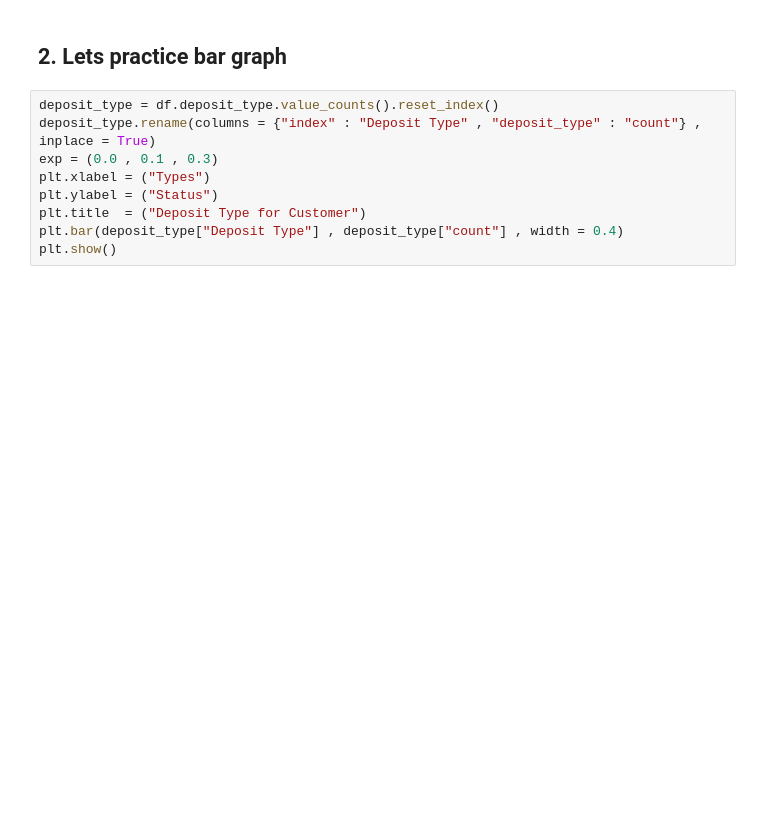
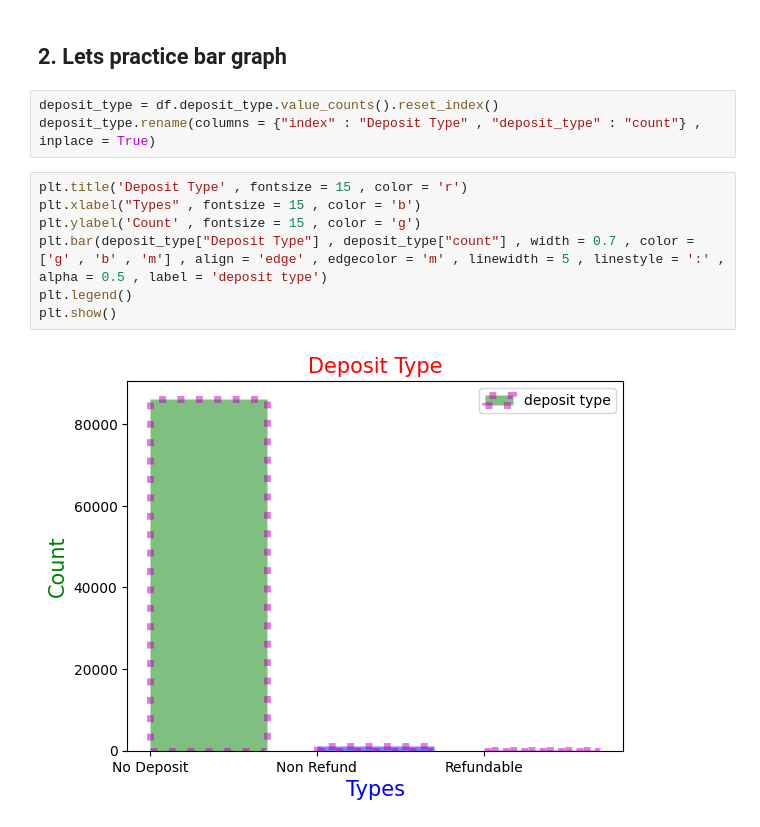
Before and after one commit to dil150898/Hotel_booking_anylisys, a Jupyter notebook: Hotel_Booking_Analysis_Capstone_Project.ipynb, the cells around one changed output. Cells and saved outputs as stored; diff of their text form; blank space fills up the shorter version.

```diff
--- a/Hotel_Booking_Analysis_Capstone_Project.ipynb
+++ b/Hotel_Booking_Analysis_Capstone_Project.ipynb
@@ -278,12 +288,15 @@ plt.show()
 # %%
 deposit_type = df.deposit_type.value_counts().reset_index()
 deposit_type.rename(columns = {"index" : "Deposit Type" , "deposit_type" : "count"} , inplace = True)
-exp = (0.0 , 0.1 , 0.3)
-plt.xlabel = ("Types")
-plt.ylabel = ("Status")
-plt.title  = ("Deposit Type for Customer")
-plt.bar(deposit_type["Deposit Type"] , deposit_type["count"] , width = 0.4)
-plt.show()
+# %%
+plt.title('Deposit Type' , fontsize = 15 , color = 'r')
+plt.xlabel("Types" , fontsize = 15 , color = 'b')
+plt.ylabel('Count' , fontsize = 15 , color = 'g')
+plt.bar(deposit_type["Deposit Type"] , deposit_type["count"] , width = 0.7 , color = ['g' , 'b' , 'm'] , align = 'edge' , edgecolor = 'm' , linewidth = 5 , linestyle = ':' , alpha = 0.5 , label = 'deposit type')
+plt.legend()
+plt.show()
+# %% [output]
+[figure, added]
 # %%
 Customer_types = df.customer_type.value_counts().reset_index()
 Customer_types.rename(columns = {"index" : "type" , "customer_type" : "total_count"} , inplace = True)
```
Also changed, not shown: parts of 24 cells of this notebook.
